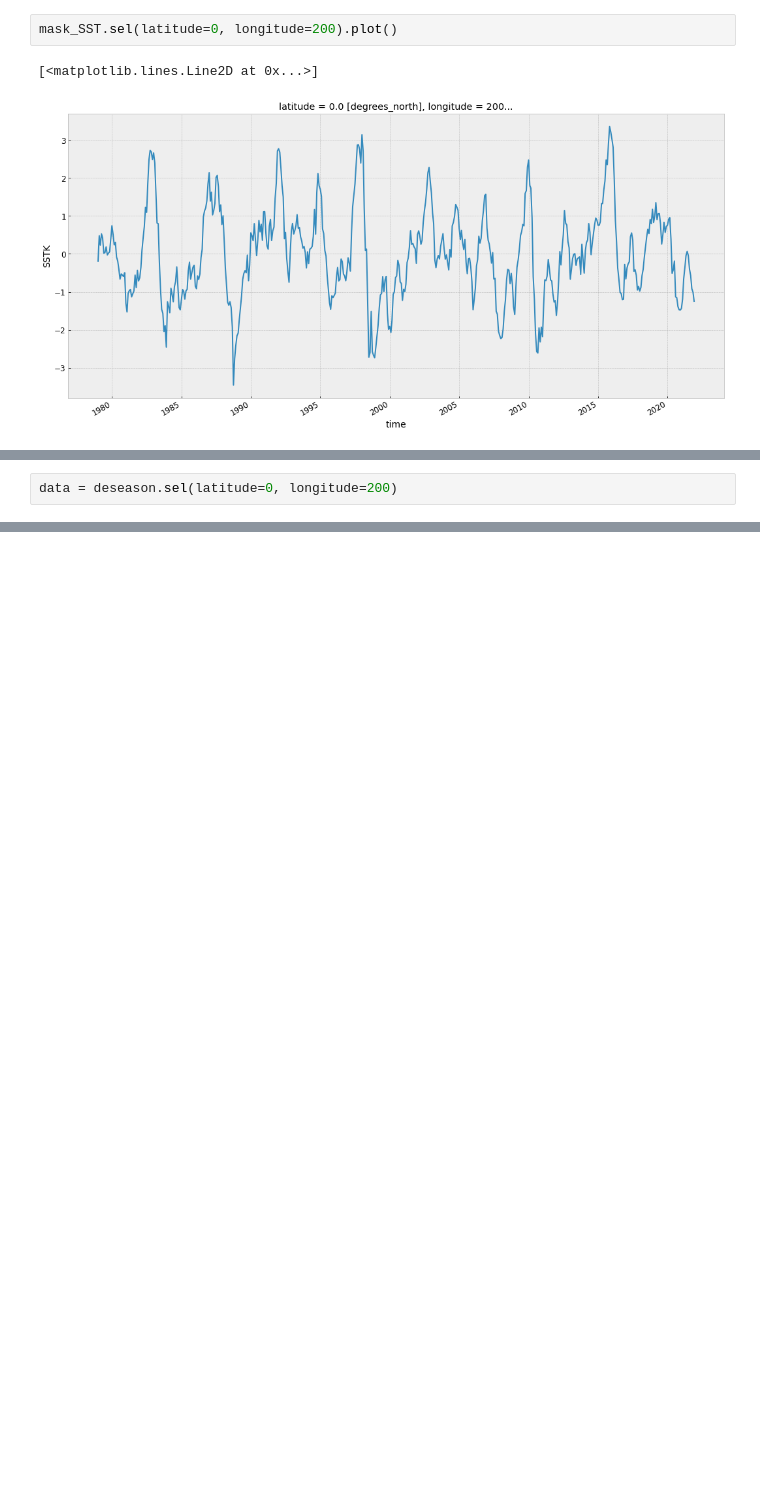
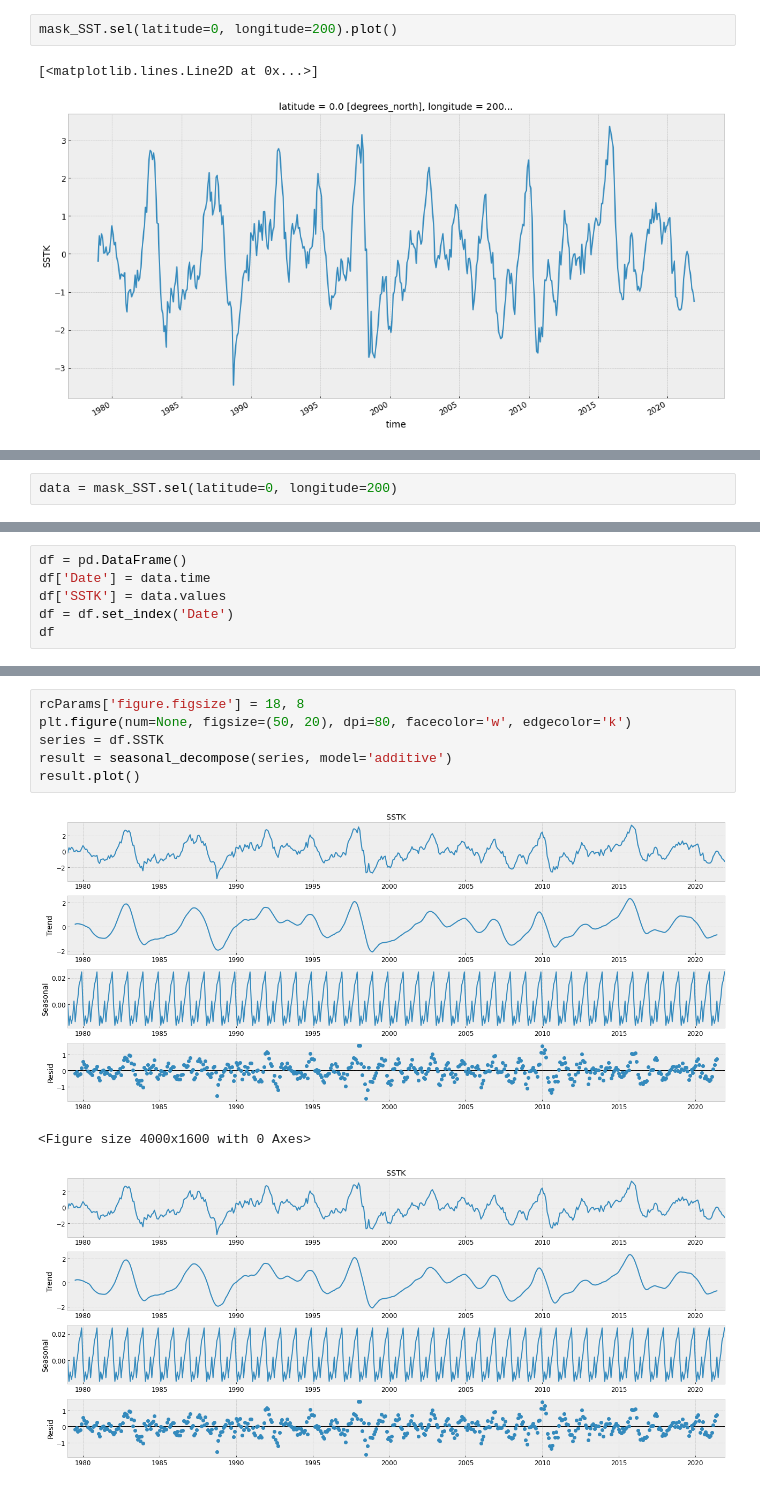
Before and after one commit to atmsillinois/time-series-and-eofs-EWolffWX, a Jupyter notebook: Homework4.ipynb, the cells around one changed output, grey strips where cells are left out. Saved outputs shown, nothing was run; the diff lists cells and outputs as text; blank space fills up the shorter version.

```diff
--- a/Homework4.ipynb
+++ b/Homework4.ipynb
@@ -349,2 +350,2 @@ deseason.sel(latitude=0, longitude=200).plot()
 # %%
-data = deseason.sel(latitude=0, longitude=200)
+data = mask_SST.sel(latitude=0, longitude=200)
@@ -350,0 +372,6 @@ data = deseason.sel(latitude=0, longitude=200)
+# %%
+df = pd.DataFrame()
+df['Date'] = data.time
+df['SSTK'] = data.values
+df = df.set_index('Date')
+df
@@ -350,0 +393,10 @@ data = deseason.sel(latitude=0, longitude=200)
+# %%
+rcParams['figure.figsize'] = 18, 8
+plt.figure(num=None, figsize=(50, 20), dpi=80, facecolor='w', edgecolor='k')
+series = df.SSTK
+result = seasonal_decompose(series, model='additive')
+result.plot()
+# %% [output]
+[figure, added]
+<Figure size 4000x1600 with 0 Axes>
+[figure, added]
```
Also changed, not shown: parts of 13 cells of this notebook, 1 other file.
